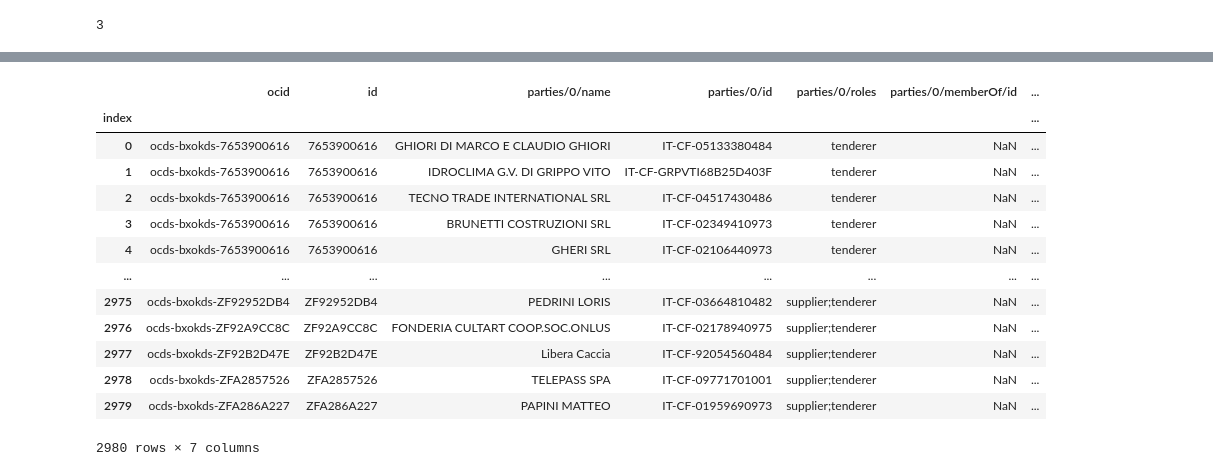
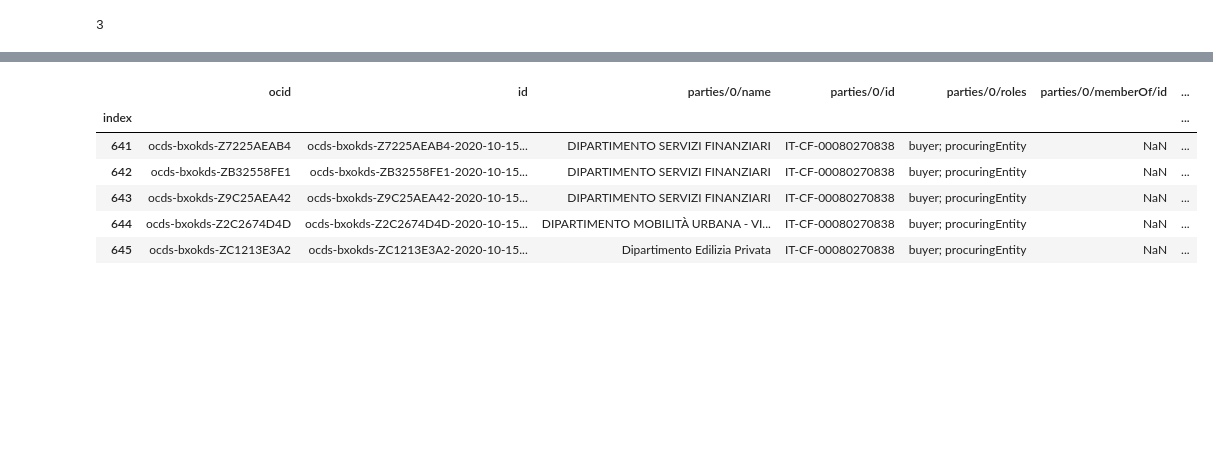
Before and after one commit to ondata/appaltipop, a Jupyter notebook: notebook/anactoocds.ipynb, the cells around one changed output, grey strips where cells are left out. Cells and saved outputs as stored; diff of their text form; code cells hidden in the pictures; blank space fills up the shorter version.

```diff
--- a/notebook/anactoocds.ipynb
+++ b/notebook/anactoocds.ipynb
@@ -13,10 +13,10 @@ tmp_dir = '../csv/tmp/'
 schema_dir = '../csv/'
 out_dir = '../data/'
 
+date = '2020-10-15T00:00:00Z'
 
 
-
-#cod_pa = '00080270838'
+cod_pa = '00080270838'
 #cod_pa = '00097020598'
 #cod_pa = '00104330493'
 #cod_pa = '00124600685'
@@ -51,12 +51,12 @@ out_dir = '../data/'
 #cod_pa = '80025760820'
 #cod_pa = '80049220637'
 #cod_pa = '81001210723'
-cod_pa = '84006890481'
+#cod_pa = '84006890481'
 
 
 work_dir = data_dir + cod_pa
 # %%
-agg_input = read_aggiudicatari(work_dir)
+agg_input = read_aggiudicatari(work_dir, cod_pa)
 
 agg_input.head()
 # %% [output]
@@ -69,5 +69,5 @@ agg_input.head()
 # %%
-par_input = read_partecipanti(work_dir)
+par_input = read_partecipanti(work_dir, cod_pa)
 
 par_input.head()
 # %% [output]
@@ -80,6 +80,6 @@ par_input.head()
 # %%
 
-lot_input = read_lotti(work_dir)
+lot_input = read_lotti(work_dir, cod_pa)
 
 lot_input.head()
 # %% [output]
@@ -106,23 +106,16 @@ releases.head()
 # %%
 
-parties = create_parties(par_input, agg_input)
+parties = create_parties(par_input, agg_input, lot_input, date)
 
-parties.head()
+parties.tail()
 # %% [output]
 |  | ocid | id | parties/0/name | parties/0/id | parties/0/roles | parties/0/memberOf/id | ... |
 | index |  |  |  |  |  |  | ... |
-| 0 | ocds-bxokds-7653900616 | 7653900616 | GHIORI DI MARCO E CLAUDIO GHIORI | IT-CF-05133380484 | tenderer | NaN | ... |
-| 1 | ocds-bxokds-7653900616 | 7653900616 | IDROCLIMA G.V. DI GRIPPO VITO | IT-CF-GRPVTI68B25D403F | tenderer | NaN | ... |
-| 2 | ocds-bxokds-7653900616 | 7653900616 | TECNO TRADE INTERNATIONAL SRL | IT-CF-04517430486 | tenderer | NaN | ... |
-| 3 | ocds-bxokds-7653900616 | 7653900616 | BRUNETTI COSTRUZIONI SRL | IT-CF-02349410973 | tenderer | NaN | ... |
-| 4 | ocds-bxokds-7653900616 | 7653900616 | GHERI SRL | IT-CF-02106440973 | tenderer | NaN | ... |
-| ... | ... | ... | ... | ... | ... | ... | ... |
-| 2975 | ocds-bxokds-ZF92952DB4 | ZF92952DB4 | PEDRINI LORIS | IT-CF-03664810482 | supplier;tenderer | NaN | ... |
-| 2976 | ocds-bxokds-ZF92A9CC8C | ZF92A9CC8C | FONDERIA CULTART COOP.SOC.ONLUS | IT-CF-02178940975 | supplier;tenderer | NaN | ... |
-| 2977 | ocds-bxokds-ZF92B2D47E | ZF92B2D47E | Libera Caccia | IT-CF-92054560484 | supplier;tenderer | NaN | ... |
-| 2978 | ocds-bxokds-ZFA2857526 | ZFA2857526 | TELEPASS SPA | IT-CF-09771701001 | supplier;tenderer | NaN | ... |
-| 2979 | ocds-bxokds-ZFA286A227 | ZFA286A227 | PAPINI MATTEO | IT-CF-01959690973 | supplier;tenderer | NaN | ... |
+| 641 | ocds-bxokds-Z7225AEAB4 | ocds-bxokds-Z7225AEAB4-2020-10-15... | DIPARTIMENTO SERVIZI FINANZIARI | IT-CF-00080270838 | buyer; procuringEntity | NaN | ... |
+| 642 | ocds-bxokds-ZB32558FE1 | ocds-bxokds-ZB32558FE1-2020-10-15... | DIPARTIMENTO SERVIZI FINANZIARI | IT-CF-00080270838 | buyer; procuringEntity | NaN | ... |
+| 643 | ocds-bxokds-Z9C25AEA42 | ocds-bxokds-Z9C25AEA42-2020-10-15... | DIPARTIMENTO SERVIZI FINANZIARI | IT-CF-00080270838 | buyer; procuringEntity | NaN | ... |
+| 644 | ocds-bxokds-Z2C2674D4D | ocds-bxokds-Z2C2674D4D-2020-10-15... | DIPARTIMENTO MOBILITÀ URBANA - VI... | IT-CF-00080270838 | buyer; procuringEntity | NaN | ... |
+| 645 | ocds-bxokds-ZC1213E3A2 | ocds-bxokds-ZC1213E3A2-2020-10-15... | Dipartimento Edilizia Privata | IT-CF-00080270838 | buyer; procuringEntity | NaN | ... |
-2980 rows × 7 columns
 # %%
 
 
```
Also changed, not shown: parts of 9 cells of this notebook, 2 other files.
